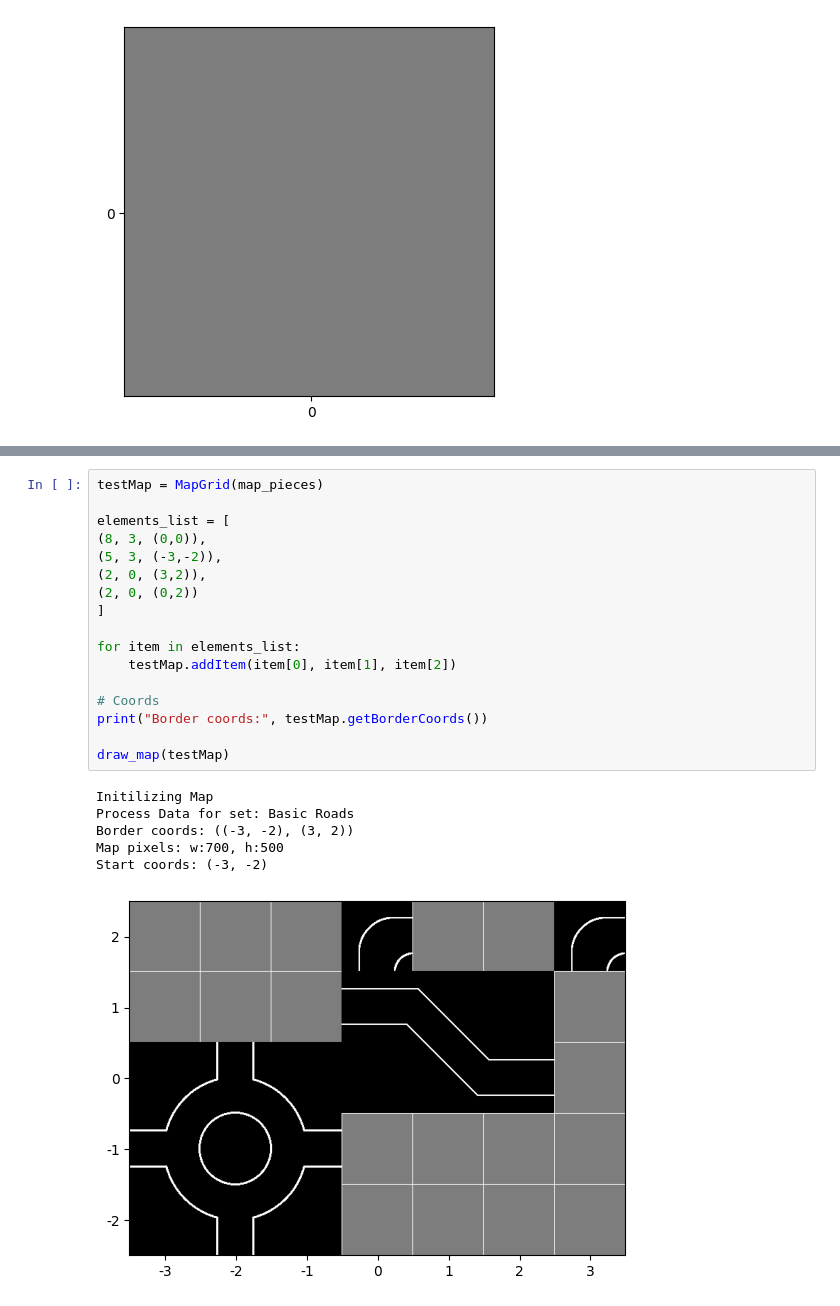
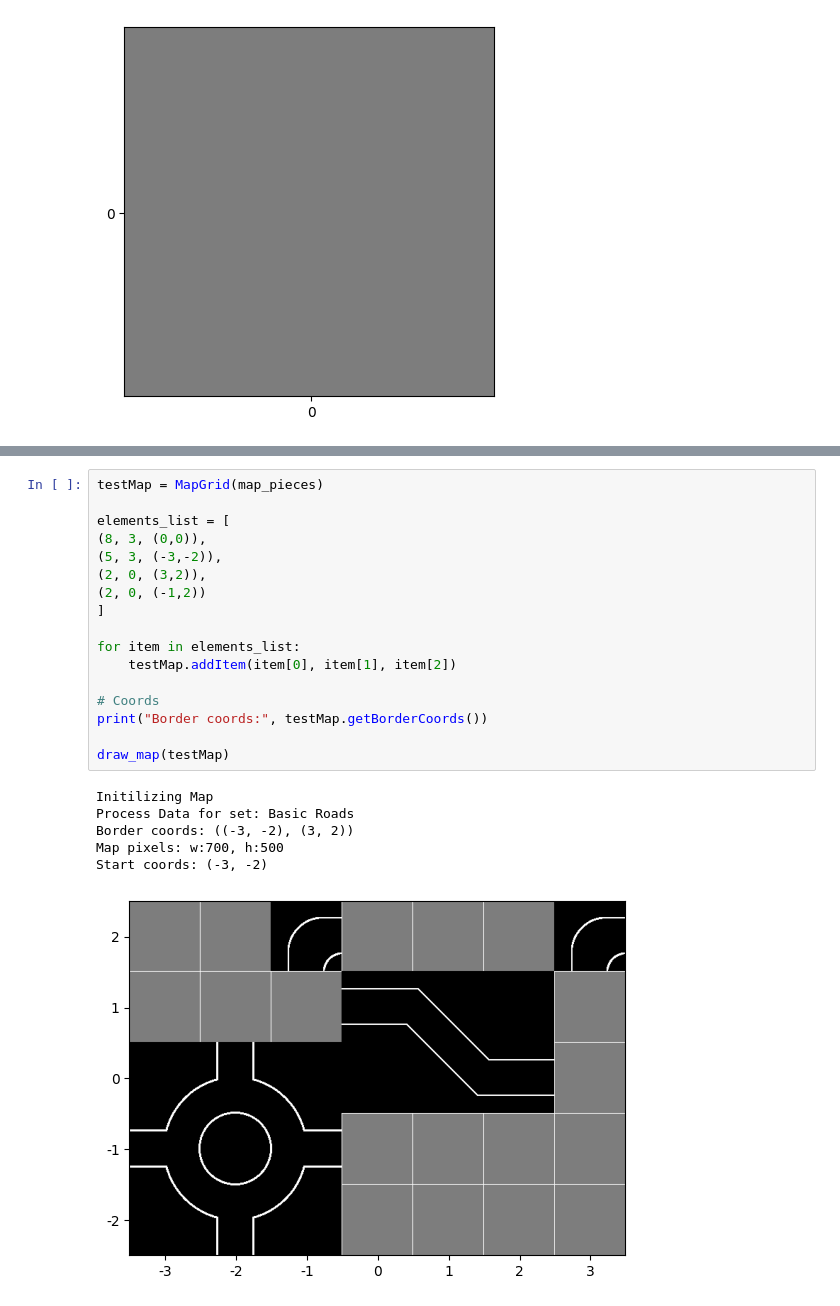
Before and after one commit to slaweksystem/map_generator_2D, a Jupyter notebook: map_generator.ipynb, the cells around one changed output, grey strips where cells are left out. Cells and saved outputs as stored; diff of their text form.

```diff
--- a/map_generator.ipynb
+++ b/map_generator.ipynb
@@ -101,27 +101,27 @@ images to load - 4
 # %%
 testMap = MapGrid(map_pieces)
 
 elements_list = [
 (8, 3, (0,0)),
 (5, 3, (-3,-2)),
 (2, 0, (3,2)),
-(2, 0, (0,2))
+(2, 0, (-1,2))
 ]
 
 for item in elements_list:
     testMap.addItem(item[0], item[1], item[2])
 
 # Coords
 print("Border coords:", testMap.getBorderCoords())
 
 draw_map(testMap)
 # %% [output]
 Initilizing Map
 Process Data for set: Basic Roads
 Border coords: ((-3, -2), (3, 2))
 Map pixels: w:700, h:500
 Start coords: (-3, -2)
-[figure, old version]
+[figure, new version]
 # %%
 testMap = MapGrid(map_pieces)
 
```
Also changed, not shown: parts of 7 cells of this notebook, 1 other file.
